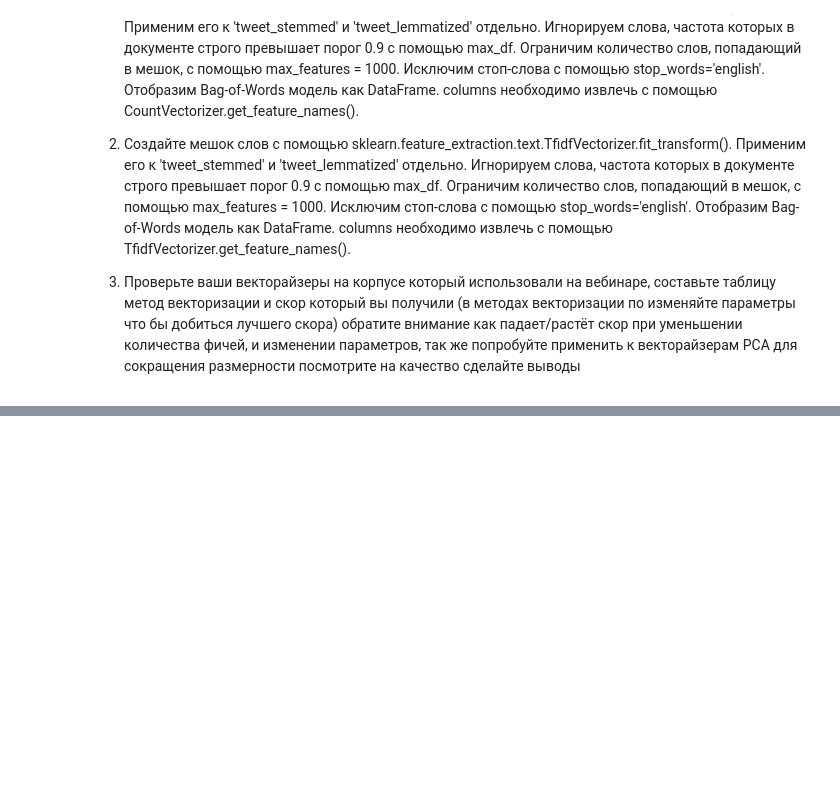
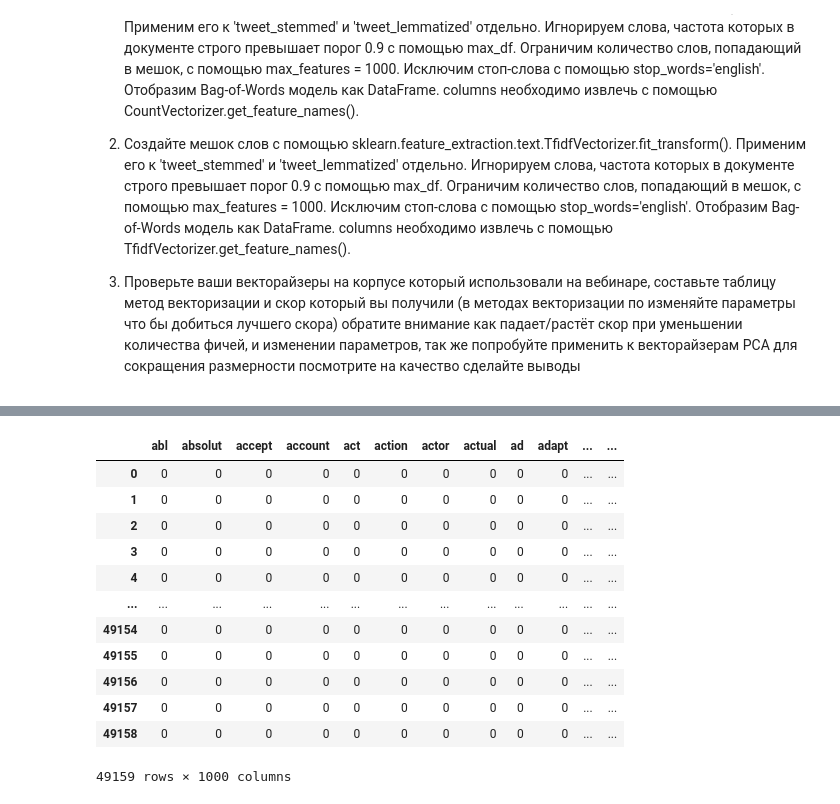
Before and after one commit to LMAXL7791211/NLPGB, a Jupyter notebook: HW2_NLP_Lukyanov_M.ipynb, the cells around one changed output, grey strips where cells are left out. Saved outputs shown, nothing was run; the diff lists cells and outputs as text; code cells hidden in the pictures; blank space fills up the shorter version.

```diff
--- a/HW2_NLP_Lukyanov_M.ipynb
+++ b/HW2_NLP_Lukyanov_M.ipynb
@@ -24,0 +36,3 @@
+# %%
+with open('combine_df.pickle', 'rb') as f:
+    combine_df = pickle.load(f)
@@ -24,0 +57,23 @@
+# %%
+count_vectorizer = CountVectorizer(max_df = 0.9, max_features = 1000, stop_words='english', preprocessor=lambda x: x, tokenizer=lambda x: x)
+
+# Создаем the Bag-of-Words модель к 'tweet_stemmed'
+bow_tw_stemmed = count_vectorizer.fit_transform(combine_df.tweet_stemmed.tolist())
+
+# Отобразим Bag-of-Words модель как DataFrame
+feature_names = count_vectorizer.get_feature_names()
+pd.DataFrame(bow_tw_stemmed.toarray(), columns = feature_names)
+# %% [output]
+|  | abl | absolut | accept | account | act | action | actor | actual | ad | adapt | ... | ... |
+| 0 | 0 | 0 | 0 | 0 | 0 | 0 | 0 | 0 | 0 | 0 | ... | ... |
+| 1 | 0 | 0 | 0 | 0 | 0 | 0 | 0 | 0 | 0 | 0 | ... | ... |
+| 2 | 0 | 0 | 0 | 0 | 0 | 0 | 0 | 0 | 0 | 0 | ... | ... |
+| 3 | 0 | 0 | 0 | 0 | 0 | 0 | 0 | 0 | 0 | 0 | ... | ... |
+| 4 | 0 | 0 | 0 | 0 | 0 | 0 | 0 | 0 | 0 | 0 | ... | ... |
+| ... | ... | ... | ... | ... | ... | ... | ... | ... | ... | ... | ... | ... |
+| 49154 | 0 | 0 | 0 | 0 | 0 | 0 | 0 | 0 | 0 | 0 | ... | ... |
+| 49155 | 0 | 0 | 0 | 0 | 0 | 0 | 0 | 0 | 0 | 0 | ... | ... |
+| 49156 | 0 | 0 | 0 | 0 | 0 | 0 | 0 | 0 | 0 | 0 | ... | ... |
+| 49157 | 0 | 0 | 0 | 0 | 0 | 0 | 0 | 0 | 0 | 0 | ... | ... |
+| 49158 | 0 | 0 | 0 | 0 | 0 | 0 | 0 | 0 | 0 | 0 | ... | ... |
+49159 rows × 1000 columns
```
Also changed, not shown: parts of 45 cells of this notebook.
